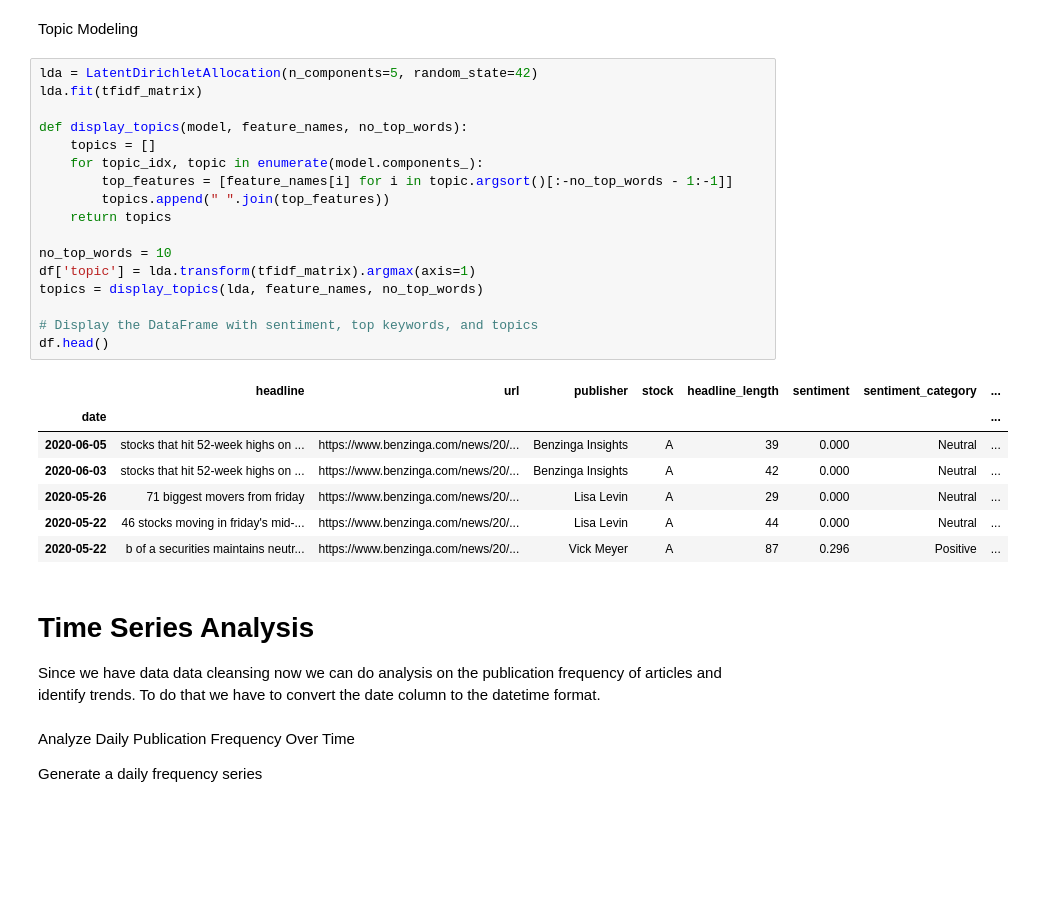
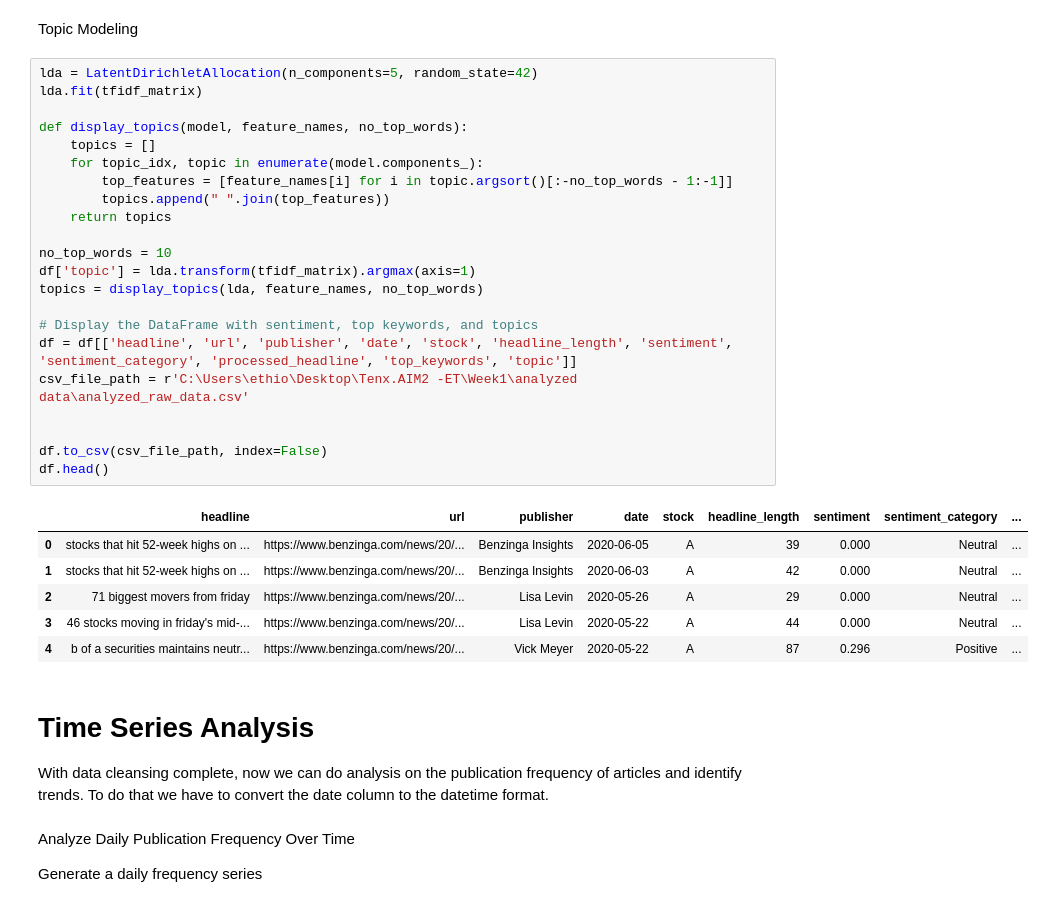
Before and after one commit to Ethel-Star/W1.FinNews-StockPrice-Integration, a Jupyter notebook: notebooks/EDA_Financial_Headlines.ipynb, the cells around one changed output. Cells and saved outputs as stored; diff of their text form; blank space fills up the shorter version.

```diff
--- a/notebooks/EDA_Financial_Headlines.ipynb
+++ b/notebooks/EDA_Financial_Headlines.ipynb
@@ -327,31 +328,35 @@ Topic Modeling
 # %%
 lda = LatentDirichletAllocation(n_components=5, random_state=42)
 lda.fit(tfidf_matrix)
 
 def display_topics(model, feature_names, no_top_words):
     topics = []
     for topic_idx, topic in enumerate(model.components_):
         top_features = [feature_names[i] for i in topic.argsort()[:-no_top_words - 1:-1]]
         topics.append(" ".join(top_features))
     return topics
 
 no_top_words = 10
 df['topic'] = lda.transform(tfidf_matrix).argmax(axis=1)
 topics = display_topics(lda, feature_names, no_top_words)
 
 # Display the DataFrame with sentiment, top keywords, and topics
+df = df[['headline', 'url', 'publisher', 'date', 'stock', 'headline_length', 'sentiment', 'sentiment_category', 'processed_headline', 'top_keywords', 'topic']]
+csv_file_path = r'C:\Users\ethio\Desktop\Tenx.AIM2 -ET\Week1\analyzed data\analyzed_raw_data.csv'
+
+
+df.to_csv(csv_file_path, index=False)
 df.head()
 # %% [output]
-|  | headline | url | publisher | stock | headline_length | sentiment | sentiment_category | ... |
-| date |  |  |  |  |  |  |  | ... |
-| 2020-06-05 | stocks that hit 52-week highs on ... | https://www.benzinga.com/news/20/... | Benzinga Insights | A | 39 | 0.000 | Neutral | ... |
-| 2020-06-03 | stocks that hit 52-week highs on ... | https://www.benzinga.com/news/20/... | Benzinga Insights | A | 42 | 0.000 | Neutral | ... |
-| 2020-05-26 | 71 biggest movers from friday | https://www.benzinga.com/news/20/... | Lisa Levin | A | 29 | 0.000 | Neutral | ... |
-| 2020-05-22 | 46 stocks moving in friday's mid-... | https://www.benzinga.com/news/20/... | Lisa Levin | A | 44 | 0.000 | Neutral | ... |
-| 2020-05-22 | b of a securities maintains neutr... | https://www.benzinga.com/news/20/... | Vick Meyer | A | 87 | 0.296 | Positive | ... |
+|  | headline | url | publisher | date | stock | headline_length | sentiment | sentiment_category | ... |
+| 0 | stocks that hit 52-week highs on ... | https://www.benzinga.com/news/20/... | Benzinga Insights | 2020-06-05 | A | 39 | 0.000 | Neutral | ... |
+| 1 | stocks that hit 52-week highs on ... | https://www.benzinga.com/news/20/... | Benzinga Insights | 2020-06-03 | A | 42 | 0.000 | Neutral | ... |
+| 2 | 71 biggest movers from friday | https://www.benzinga.com/news/20/... | Lisa Levin | 2020-05-26 | A | 29 | 0.000 | Neutral | ... |
+| 3 | 46 stocks moving in friday's mid-... | https://www.benzinga.com/news/20/... | Lisa Levin | 2020-05-22 | A | 44 | 0.000 | Neutral | ... |
+| 4 | b of a securities maintains neutr... | https://www.benzinga.com/news/20/... | Vick Meyer | 2020-05-22 | A | 87 | 0.296 | Positive | ... |
 # %% [markdown]
 # Time Series Analysis
-Since we have data data cleansing now we can do analysis on the publication frequency of articles and identify trends.
+With data cleansing complete, now we can do analysis on the publication frequency of articles and identify trends.
 To do that we have to convert the date column to the datetime format.
 # %% [markdown]
 Analyze Daily Publication Frequency Over Time
```
Also changed, not shown: parts of 12 cells of this notebook, 1 other file.
